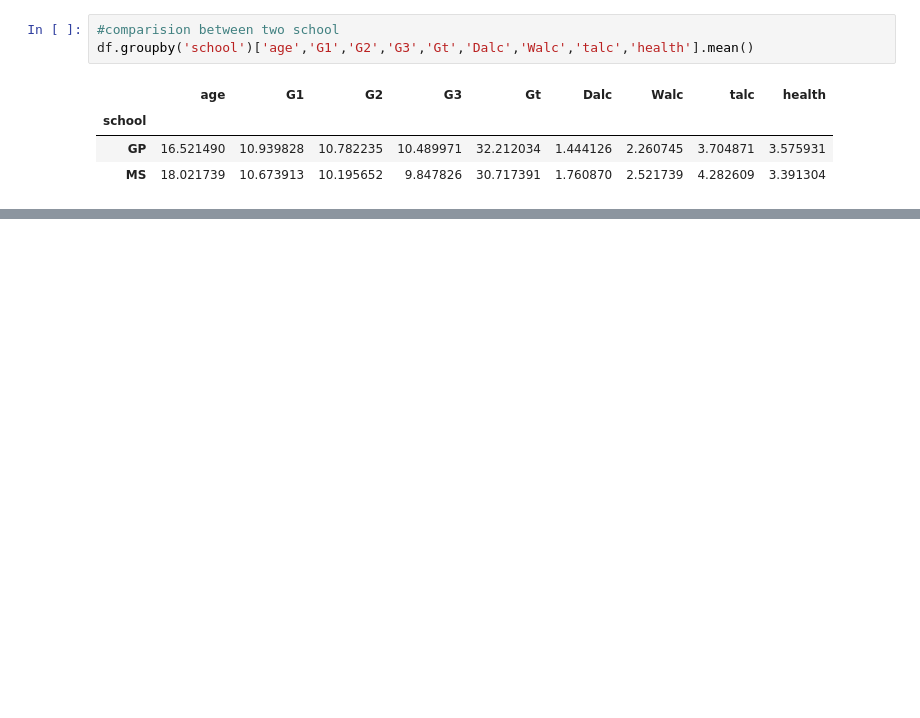
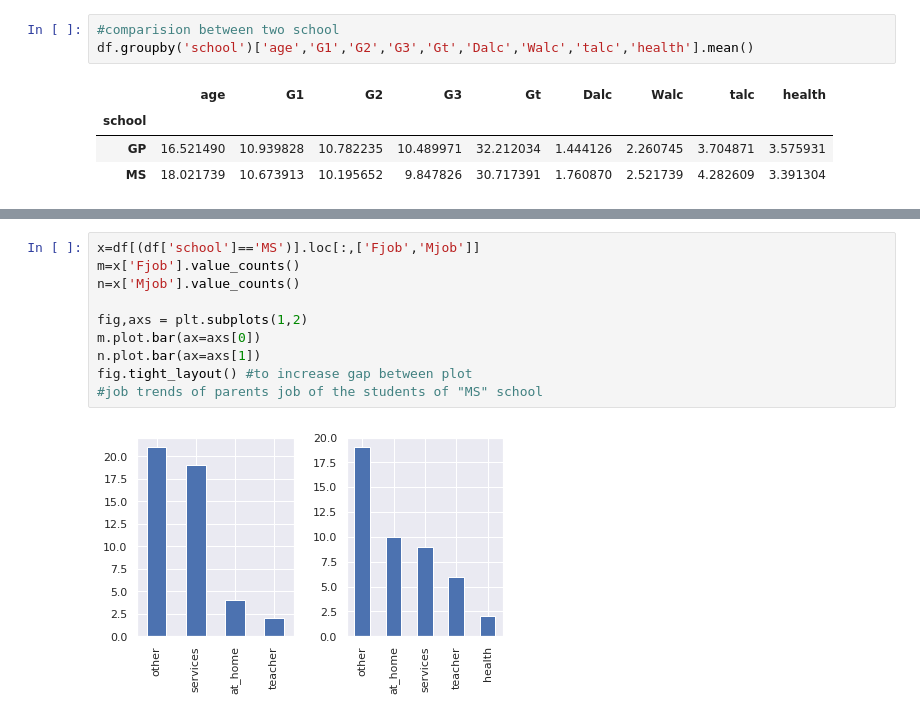
Before and after one commit to Learnlearningplatform/Student_analysis, a Jupyter notebook: project1.ipynb, the cells around one changed output, grey strips where cells are left out. Cells and saved outputs as stored; diff of their text form; blank space fills up the shorter version.

```diff
--- a/project1.ipynb
+++ b/project1.ipynb
@@ -376,0 +418,12 @@ x.plot()
+# %%
+x=df[(df['school']=='MS')].loc[:,['Fjob','Mjob']]
+m=x['Fjob'].value_counts()
+n=x['Mjob'].value_counts()
+
+fig,axs = plt.subplots(1,2)
+m.plot.bar(ax=axs[0])
+n.plot.bar(ax=axs[1])
+fig.tight_layout() #to increase gap between plot
+#job trends of parents job of the students of "MS" school
+# %% [output]
+[figure, added]
```
Also changed, not shown: parts of 25 cells of this notebook.
